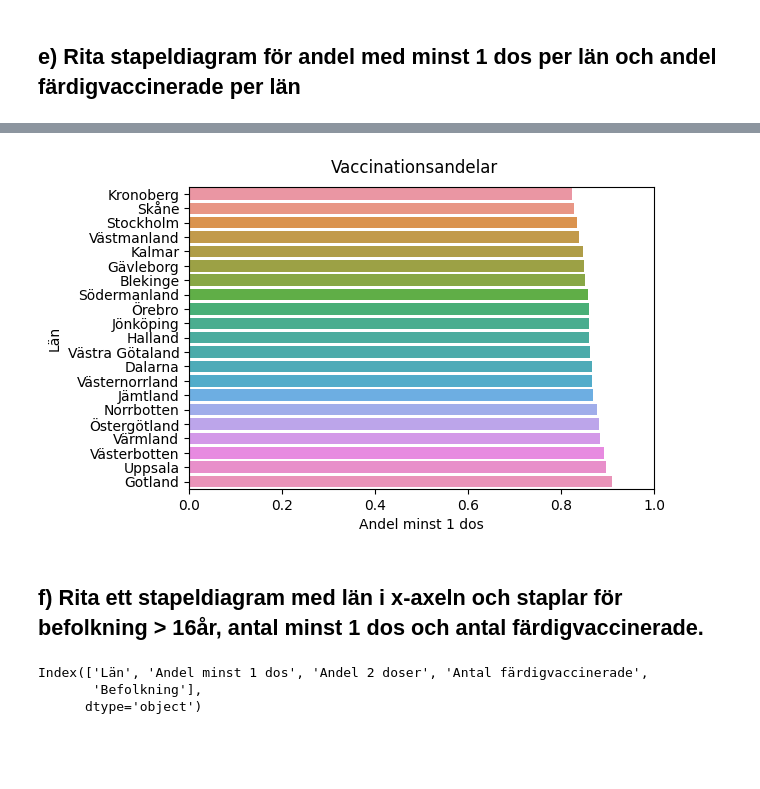
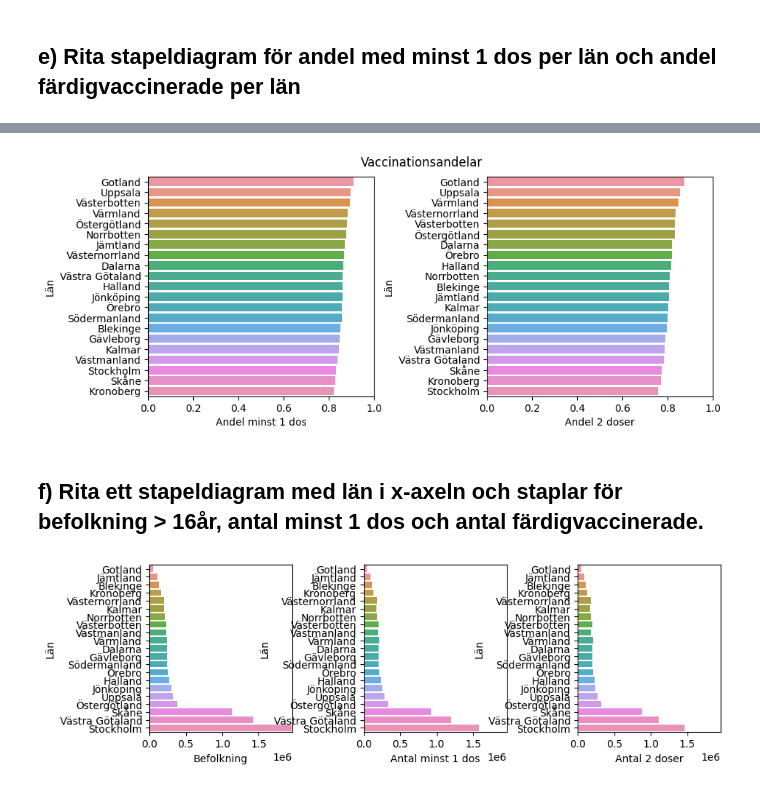
Before and after one commit to jwiegert/databehandling-joachim-wiegert, a Jupyter notebook: labs/lab1/jwiegert_lab1.ipynb, the cells around one changed output, grey strips where cells are left out. Drawn from its saved outputs; the diff is of its cells as text; code cells hidden in the pictures; blank space fills up the shorter version.

```diff
--- a/labs/lab1/jwiegert_lab1.ipynb
+++ b/labs/lab1/jwiegert_lab1.ipynb
@@ -350,21 +350,33 @@ vaccine_per_laen
 # %%
 # Plot with Seaborn
-fig,ax = plt.figure(dpi=100),plt.axes(xlim=[0,1])
+fig,ax = plt.subplots(1,2, figsize=(10,4), dpi=100)
+ax[0].set_xlim(0,1)
+ax[1].set_xlim(0,1)
+plt.subplots_adjust(wspace = 0.5)
 
 sns.barplot(
-    data=vaccine_per_laen.sort_values('Andel minst 1 dos'),
+    data=vaccine_per_laen.sort_values('Andel minst 1 dos', ascending=False),
     y='Län', x='Andel minst 1 dos',
-    ax=ax
+    ax=ax[0]
+);
+
+sns.barplot(
+    data=vaccine_per_laen.sort_values('Andel 2 doser', ascending=False),
+    y='Län', x='Andel 2 doser',
+    ax=ax[1]
 );
 
 # save figure: 2e_seaborn.png
 # bbox_inches automatically searches for the limits around the figure so that
 # nothing is cut.
 fig.suptitle("Vaccinationsandelar",y=0.95)
 fig.set_facecolor("white")
-fig.savefig("visualiseringar/2e_seaborn.png", bbox_inches="tight")
+fig.savefig("visualiseringar/2e_vaccinandelar_seaborn.png", bbox_inches="tight")
+# FYI: jag ägnade kanske en timme åt att försöka ta bort y_label "Län", det går i så gott
+# som alla andra seaborn plots, men inte barplot vad jag kan hitta, den är överflödig,
+# speciellt i den andra subplotten, men jag får inte bort den >_<
 # %% [output]
-[figure, old version]
+[figure, new version]
 # %%
 # Plot with plotly express
 fig = px.bar(
@@ -380,8 +391,2 @@ plotly.offline.plot(fig, filename=f"visualiseringar/2e_plotlyx.html");
 # %% [markdown]
 ## f) Rita ett stapeldiagram med län i x-axeln och staplar för befolkning > 16år, antal minst 1 dos och antal färdigvaccinerade.
-# %%
-vaccine_per_laen.columns
-# %% [output]
-Index(['Län', 'Andel minst 1 dos', 'Andel 2 doser', 'Antal färdigvaccinerade',
-       'Befolkning'],
-      dtype='object')
@@ -396,0 +393,27 @@ fig.show()
+# %%
+# Plot with Seaborn
+fig,ax = plt.subplots(1,3, figsize=(10,3), dpi=100)
+xmax = vaccine_per_laen['Befolkning'].max()+1e4
+plt.subplots_adjust(wspace = 0.5)
+
+plotparams = ['Befolkning','Antal minst 1 dos','Antal 2 doser']
+
+for n in range(3):
+    ax[n].set_xlim(0,xmax)
+    sns.barplot(
+        data=vaccine_per_laen.sort_values('Befolkning'),
+        y='Län', x=plotparams[n],
+        ax=ax[n]
+    );
+
+# TODO: ta bort ylabels, ALLA!
+# länen ska vara på x-axeln, lär dig rotera på namnen
+# det ska vara en plot, släng ihop dessa till en?
+
+# Save figure
+# bbox_inches automatically searches for the limits around the figure so that
+# nothing is cut.
+fig.set_facecolor("white")
+fig.savefig("visualiseringar/2f_antalvaccin_seaborn.png", bbox_inches="tight")
+# %% [output]
+[figure, added]
```
Also changed, not shown: parts of 5 cells of this notebook, 5 other files.
